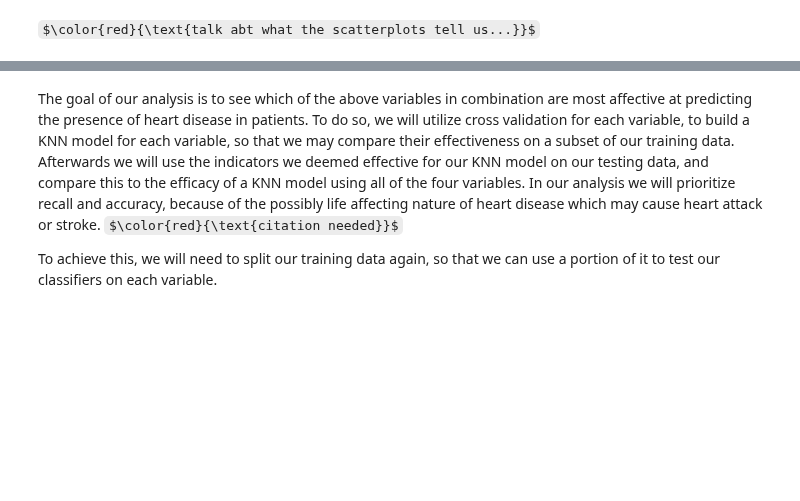
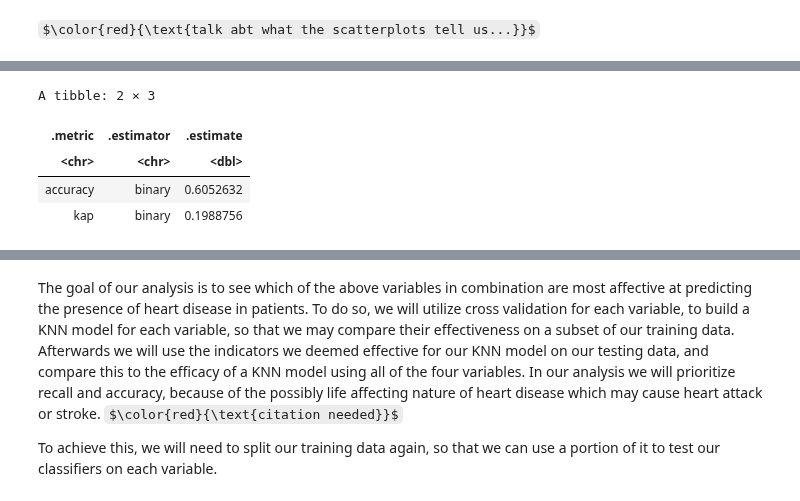
Before and after one commit to Nitro-87/Group-2-Project-Proposal, a Jupyter notebook: Project-Report.ipynb, the cells around one changed output, grey strips where cells are left out. Cells and saved outputs as stored; diff of their text form; code cells hidden in the pictures; some formulas as TeX source; blank space fills up the shorter version.

```diff
--- a/Project-Report.ipynb
+++ b/Project-Report.ipynb
@@ -263,0 +345,14 @@ $\color{red}{\text{talk abt what the scatterplots tell us...}}$
+# %%
+#finding out our classifier's accuracy
+
+prediction_accuracy <- test_predictions |>
+         metrics(truth = diagnosis, estimate = .pred_class)
+
+
+prediction_accuracy
+# %% [output]
+A tibble: 2 × 3
+| .metric | .estimator | .estimate |
+| <chr> | <chr> | <dbl> |
+| accuracy | binary | 0.6052632 |
+| kap | binary | 0.1988756 |
```
Also changed, not shown: parts of 10 cells of this notebook.
